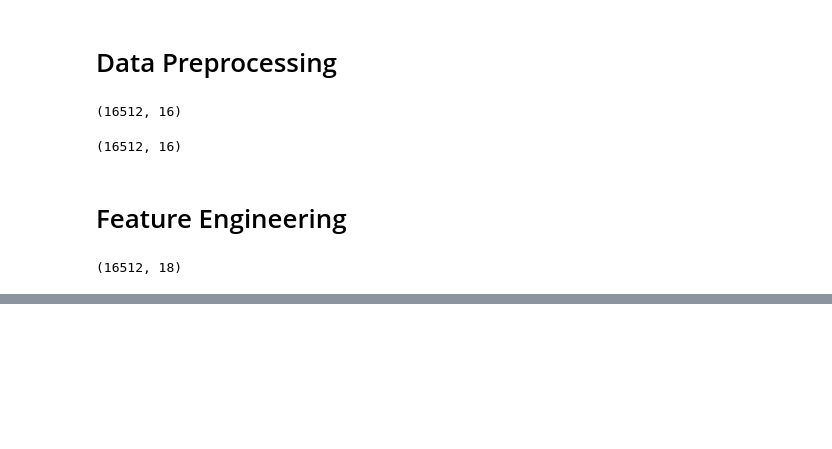
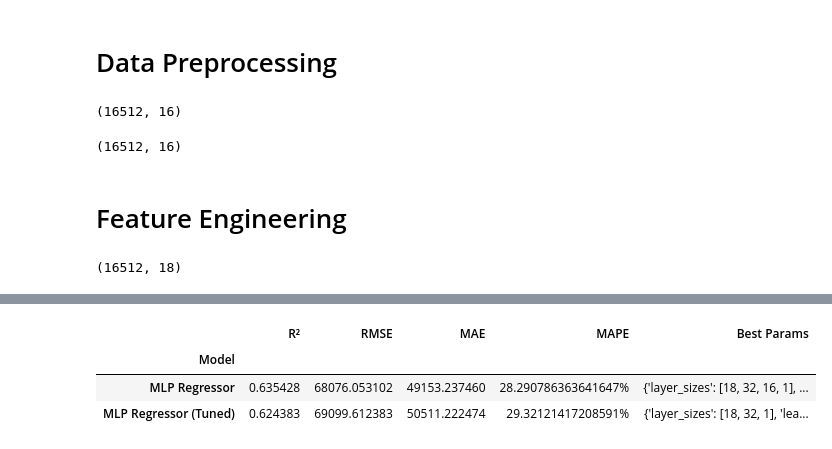
Before and after one commit to itsanhkhoi12/UTH-MACHINE-LEARNING-ASSIGNMENTS-GR02, a Jupyter notebook: practice_4/lab04.ipynb, the cells around one changed output, grey strips where cells are left out. Saved outputs shown, nothing was run; the diff lists cells and outputs as text; code cells hidden in the pictures; blank space fills up the shorter version.

```diff
--- a/practice_4/lab04.ipynb
+++ b/practice_4/lab04.ipynb
@@ -648,0 +759,54 @@ X_train.shape
+# %%
+param_grids = {
+    # 'Linear Regression': {
+    #     'model_class':LinearRegressionScratch,
+    #     'grid': {'learning_rate': [0.001, 0.01, 0.1],'epochs': [500, 1000, 2000],}
+    # },
+    # 'Decision Tree': {
+    #     'model_class': DTR,
+    #     'grid': {'max_depth': [3,5,8,12],'min_samples_split': [100,500,1000],'min_samples_leaf': [50,100,500]}
+    # },
+    'MLP Regressor': {
+        'model_class': MultiLayerPerceptronRegression,
+        'grid': {
+            'layer_sizes': [[X_train.shape[1], 32, 1], [X_train.shape[1], 32, 16, 1]],
+            'learning_rate': [0.01, 0.005],
+            'epochs': [200, 300]
+        }
+    }
+}
+# %%
+tuned_models = {}
+tuned_results = []
+
+for name, config in param_grids.items():
+    cv = CustomKFold(n_splits=3, shuffle=True, random_state=42)
+    model_instance = config['model_class']() if name != 'MLP Regressor' else config['model_class'](layer_sizes=[X_train.shape[1], 32, 16, 1])
+    grid_search = CustomGridSearchCV(estimator=model_instance, param_grid=config['grid'], cv= cv)
+    grid_search.fit(X_train, y_train)
+
+    best_params = grid_search.best_params_
+    final_model = config['model_class'](**best_params)
+
+    print(f"-> Train lại {name} trên toàn bộ X_train với Best Params...")
+    final_model.fit(X_train, y_train)
+
+    tuned_models[name] = final_model
+
+    y_pred_test = final_model.predict(X_test)
+    y_pred_real = scaler_y.inverse_transform(y_pred_test.reshape(-1, 1))
+
+    r2   = r2_score(y_test_raw_real, y_pred_real)
+    rmse = np.sqrt(mean_squared_error(y_test_raw_real, y_pred_real))
+    mae  = mean_absolute_error(y_test_raw_real, y_pred_real)
+    mape = mean_absolute_percentage_error(y_test_raw_real, y_pred_real) * 100
+    metrics = {
+        'R²'    : r2,
+        'RMSE' : rmse,
+        'MAE'  : mae,
+        'MAPE' : str(mape) + '%'
+    }
+    metrics['Model'] = f"{name} (Tuned)"
+    metrics['Best Params'] = str(best_params)
+    tuned_results.append(metrics)
+# %% [output]
@@ -648,0 +830,4 @@ X_train.shape
+|  | R² | RMSE | MAE | MAPE | Best Params |
+| Model |  |  |  |  |  |
+| MLP Regressor | 0.635428 | 68076.053102 | 49153.237460 | 28.290786363641647% | {'layer_sizes': [18, 32, 16, 1], ... |
+| MLP Regressor (Tuned) | 0.624383 | 69099.612383 | 50511.222474 | 29.32121417208591% | {'layer_sizes': [18, 32, 1], 'lea... |
```
Also changed, not shown: parts of 20 cells of this notebook, 1 other file.
